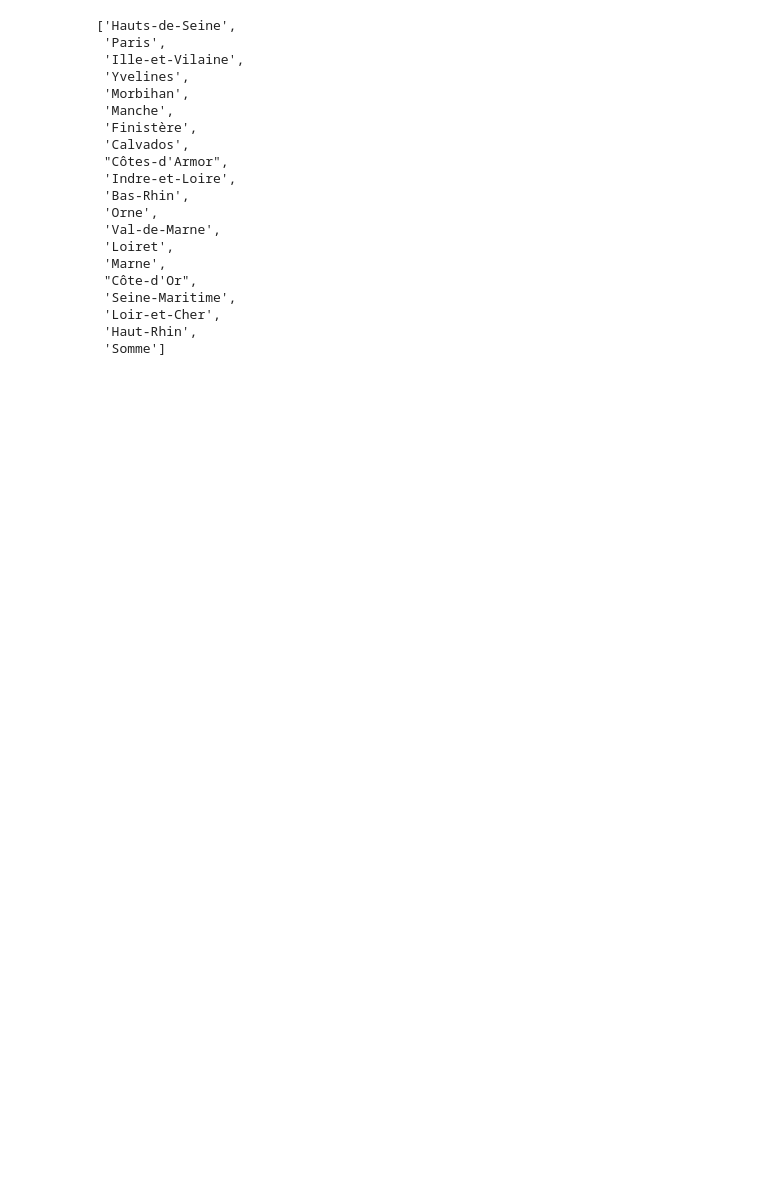
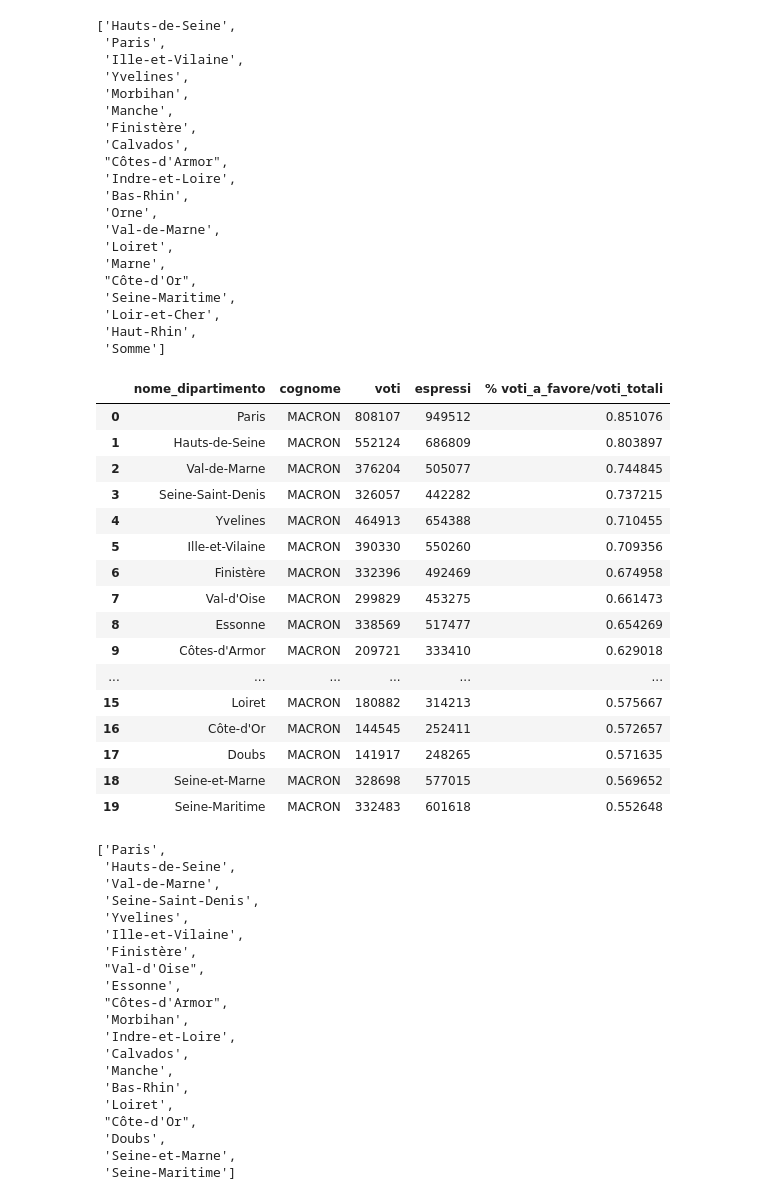
Before and after one commit to NabboGamer/progetto-big-data, a Jupyter notebook: Notebook.ipynb, the cells around one changed output. Saved outputs shown, nothing was run; the diff lists cells and outputs as text; code cells hidden in the pictures; blank space fills up the shorter version.

```diff
--- a/Notebook.ipynb
+++ b/Notebook.ipynb
@@ -155,10 +155,33 @@ df_final = df_final[df_final['cognome']=='MACRON']
 df_final['% voti_a_favore/voti_totali'] = df_final.apply(percentage_calculator, axis=1)
 df_final = df_final.sort_values(by="% voti_a_favore/voti_totali",ascending=False)
 df_final.reset_index(drop=True, inplace=True)
-df_query_1 = df_final[:20]
-display(df_query_1)
-lista_dipartimenti = df_query_1["nome_dipartimento"].values.tolist()
-display(lista_dipartimenti)
+df_query_1_turno = df_final[:20]
+display(df_query_1_turno)
+lista_dipartimenti_1_turno = df_query_1_turno["nome_dipartimento"].values.tolist()
+display(lista_dipartimenti_1_turno)
+
+
+
+mask = (df_risultati_elezioni_presidenziali_2_turno['nome_regione'] == 'Hauts-de-France') | \
+       (df_risultati_elezioni_presidenziali_2_turno['nome_regione'] == 'Grand Est') | \
+       (df_risultati_elezioni_presidenziali_2_turno['nome_regione'] == 'Île-de-France') | \
+       (df_risultati_elezioni_presidenziali_2_turno['nome_regione'] == 'Normandie') | \
+       (df_risultati_elezioni_presidenziali_2_turno['nome_regione'] == 'Bretagne') | \
+       (df_risultati_elezioni_presidenziali_2_turno['nome_regione'] == 'Bourgogne-Franche-Comté') | \
+       (df_risultati_elezioni_presidenziali_2_turno['nome_regione'] == 'Centre-Val de Loire')
+df_risultati_elezioni_presidenziali_2_turno = df_risultati_elezioni_presidenziali_2_turno[mask]
+df_risultati_elezioni_presidenziali_2_turno.reset_index(drop=True, inplace=True)
+
+# Raggruppa i dati sulle colonne 'nome_dipartimento' e 'cognome' e ottiene la somma dei valori della colonna 'voti'
+df_final = df_risultati_elezioni_presidenziali_2_turno.groupby(['nome_dipartimento', 'cognome'], as_index=False)[['voti','espressi']].sum()
+df_final = df_final[df_final['cognome']=='MACRON']
+df_final['% voti_a_favore/voti_totali'] = df_final.apply(percentage_calculator, axis=1)
+df_final = df_final.sort_values(by="% voti_a_favore/voti_totali",ascending=False)
+df_final.reset_index(drop=True, inplace=True)
+df_query_2_turno = df_final[:20]
+display(df_query_2_turno)
+lista_dipartimenti_2_turno = df_query_2_turno["nome_dipartimento"].values.tolist()
+display(lista_dipartimenti_2_turno)
 # %% [output]
 |  | nome_dipartimento | cognome | voti | espressi | % voti_a_favore/voti_totali |
 | 0 | Hauts-de-Seine | MACRON | 287494 | 774742 | 0.371084 |
@@ -170,30 +193,67 @@ display(lista_dipartimenti)
 | 6 | Finistère | MACRON | 174894 | 542919 | 0.322136 |
 | 7 | Calvados | MACRON | 120366 | 386231 | 0.311643 |
 | 8 | Côtes-d'Armor | MACRON | 113656 | 366393 | 0.310202 |
 | 9 | Indre-et-Loire | MACRON | 101503 | 327490 | 0.309942 |
 | ... | ... | ... | ... | ... | ... |
 | 15 | Côte-d'Or | MACRON | 80734 | 282745 | 0.285536 |
 | 16 | Seine-Maritime | MACRON | 179907 | 643772 | 0.279458 |
 | 17 | Loir-et-Cher | MACRON | 50480 | 180810 | 0.279188 |
 | 18 | Haut-Rhin | MACRON | 107248 | 385109 | 0.278487 |
 | 19 | Somme | MACRON | 83107 | 298918 | 0.278026 |
 ['Hauts-de-Seine',
  'Paris',
  'Ille-et-Vilaine',
  'Yvelines',
  'Morbihan',
  'Manche',
  'Finistère',
  'Calvados',
  "Côtes-d'Armor",
  'Indre-et-Loire',
  'Bas-Rhin',
  'Orne',
  'Val-de-Marne',
  'Loiret',
  'Marne',
  "Côte-d'Or",
  'Seine-Maritime',
  'Loir-et-Cher',
  'Haut-Rhin',
  'Somme']
+|  | nome_dipartimento | cognome | voti | espressi | % voti_a_favore/voti_totali |
+| 0 | Paris | MACRON | 808107 | 949512 | 0.851076 |
+| 1 | Hauts-de-Seine | MACRON | 552124 | 686809 | 0.803897 |
+| 2 | Val-de-Marne | MACRON | 376204 | 505077 | 0.744845 |
+| 3 | Seine-Saint-Denis | MACRON | 326057 | 442282 | 0.737215 |
+| 4 | Yvelines | MACRON | 464913 | 654388 | 0.710455 |
+| 5 | Ille-et-Vilaine | MACRON | 390330 | 550260 | 0.709356 |
+| 6 | Finistère | MACRON | 332396 | 492469 | 0.674958 |
+| 7 | Val-d'Oise | MACRON | 299829 | 453275 | 0.661473 |
+| 8 | Essonne | MACRON | 338569 | 517477 | 0.654269 |
+| 9 | Côtes-d'Armor | MACRON | 209721 | 333410 | 0.629018 |
+| ... | ... | ... | ... | ... | ... |
+| 15 | Loiret | MACRON | 180882 | 314213 | 0.575667 |
+| 16 | Côte-d'Or | MACRON | 144545 | 252411 | 0.572657 |
+| 17 | Doubs | MACRON | 141917 | 248265 | 0.571635 |
+| 18 | Seine-et-Marne | MACRON | 328698 | 577015 | 0.569652 |
+| 19 | Seine-Maritime | MACRON | 332483 | 601618 | 0.552648 |
+['Paris',
+ 'Hauts-de-Seine',
+ 'Val-de-Marne',
+ 'Seine-Saint-Denis',
+ 'Yvelines',
+ 'Ille-et-Vilaine',
+ 'Finistère',
+ "Val-d'Oise",
+ 'Essonne',
+ "Côtes-d'Armor",
+ 'Morbihan',
+ 'Indre-et-Loire',
+ 'Calvados',
+ 'Manche',
+ 'Bas-Rhin',
+ 'Loiret',
+ "Côte-d'Or",
+ 'Doubs',
+ 'Seine-et-Marne',
+ 'Seine-Maritime']
```
Also changed, not shown: parts of 1 cell of this notebook.
